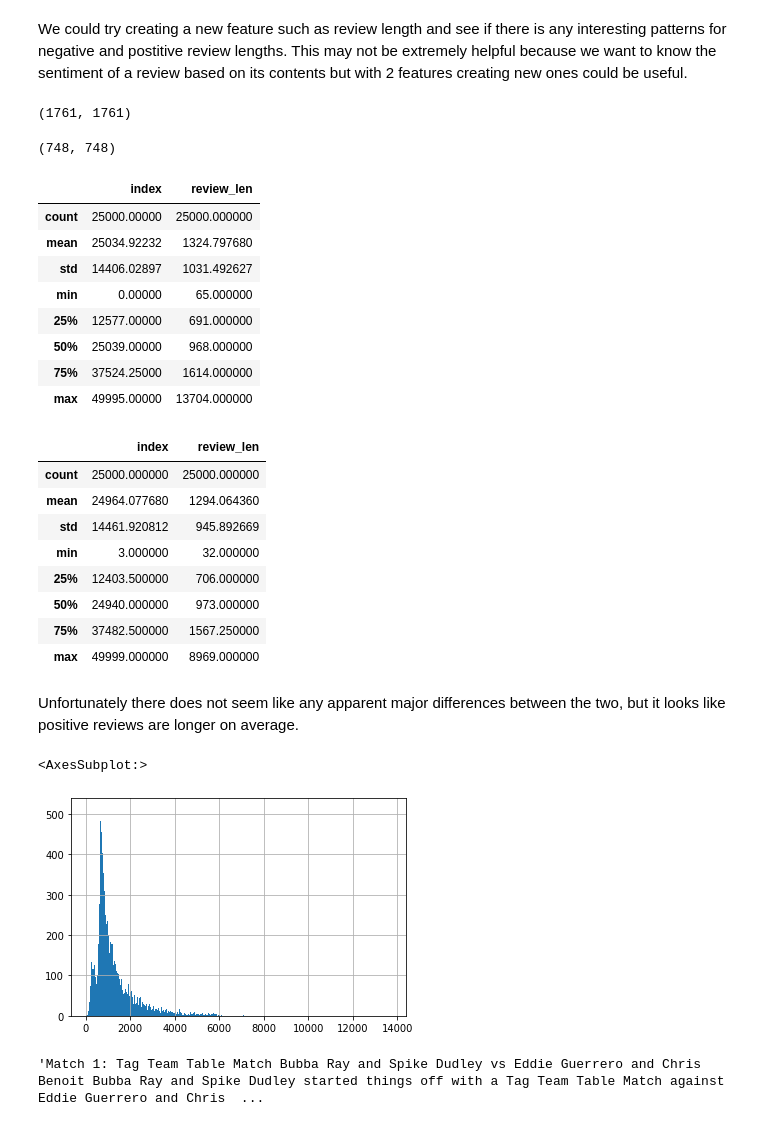
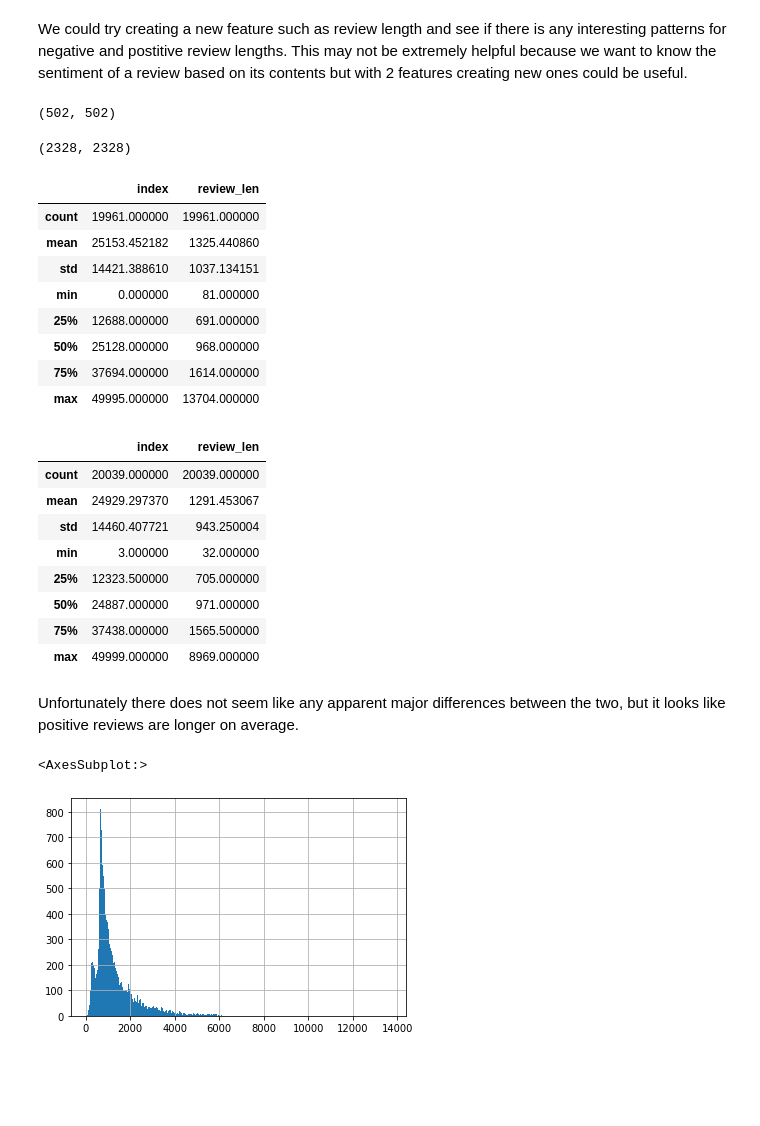
Before and after one commit to ShaneHoughton/movie_review_ml, a Jupyter notebook: final_project.ipynb, the cells around one changed output. Cells and saved outputs as stored; diff of their text form; code cells hidden in the pictures; blank space fills up the shorter version.

```diff
--- a/final_project.ipynb
+++ b/final_project.ipynb
@@ -70,8 +73,10 @@ Data columns (total 2 columns):
  1   sentiment  50000 non-null  object
 dtypes: object(2)
 memory usage: 781.4+ KB
+# %%
+train_set, test_set = train_test_split(data, test_size=0.2, random_state=42)
 # %%
-positives = data[data['sentiment']=='positive'].reset_index()
-negatives = data[data['sentiment']=='negative'].reset_index()
+positives = train_set[train_set['sentiment']=='positive'].reset_index()
+negatives = train_set[train_set['sentiment']=='negative'].reset_index()
 len(positives), len(negatives)
 # %% [output]
@@ -136,44 +135,41 @@ We could try creating a new feature such as review length and see if there is an
 positives['review_len'] = positives['review'].str.len()
 len(positives['review'][0]), positives['review_len'][0]
 # %% [output]
-(1761, 1761)
+(502, 502)
 # %%
 negatives['review_len'] = negatives['review'].str.len()
 len(negatives['review'][0]), negatives['review_len'][0]
 # %% [output]
-(748, 748)
+(2328, 2328)
 # %%
 positives.describe()
 # %% [output]
 |  | index | review_len |
-| count | 25000.00000 | 25000.000000 |
-| mean | 25034.92232 | 1324.797680 |
-| std | 14406.02897 | 1031.492627 |
-| min | 0.00000 | 65.000000 |
-| 25% | 12577.00000 | 691.000000 |
-| 50% | 25039.00000 | 968.000000 |
-| 75% | 37524.25000 | 1614.000000 |
-| max | 49995.00000 | 13704.000000 |
+| count | 19961.000000 | 19961.000000 |
+| mean | 25153.452182 | 1325.440860 |
+| std | 14421.388610 | 1037.134151 |
+| min | 0.000000 | 81.000000 |
+| 25% | 12688.000000 | 691.000000 |
+| 50% | 25128.000000 | 968.000000 |
+| 75% | 37694.000000 | 1614.000000 |
+| max | 49995.000000 | 13704.000000 |
 # %%
 negatives.describe()
 # %% [output]
 |  | index | review_len |
-| count | 25000.000000 | 25000.000000 |
-| mean | 24964.077680 | 1294.064360 |
-| std | 14461.920812 | 945.892669 |
+| count | 20039.000000 | 20039.000000 |
+| mean | 24929.297370 | 1291.453067 |
+| std | 14460.407721 | 943.250004 |
 | min | 3.000000 | 32.000000 |
-| 25% | 12403.500000 | 706.000000 |
-| 50% | 24940.000000 | 973.000000 |
-| 75% | 37482.500000 | 1567.250000 |
+| 25% | 12323.500000 | 705.000000 |
+| 50% | 24887.000000 | 971.000000 |
+| 75% | 37438.000000 | 1565.500000 |
 | max | 49999.000000 | 8969.000000 |
 # %% [markdown]
 Unfortunately there does not seem like any apparent major differences between the two, but it looks like positive reviews are longer on average.
 # %%
-pd.concat([positives, negatives], axis=0)['review_len'].hist(bins=2000)
+lengths = pd.concat([positives, negatives], axis=0)['review_len']
+lengths.hist(bins=1000)
 # %% [output]
 <AxesSubplot:>
-[figure, old version]
+[figure, new version]
-# %%
-positives['review'][15752] #the longest review
-# %% [output]
-'Match 1: Tag Team Table Match Bubba Ray and Spike Dudley vs Eddie Guerrero and Chris Benoit Bubba Ray and Spike Dudley started things off with a Tag Team Table Match against Eddie Guerrero and Chris  ...
```
Also changed, not shown: parts of 13 cells of this notebook.
